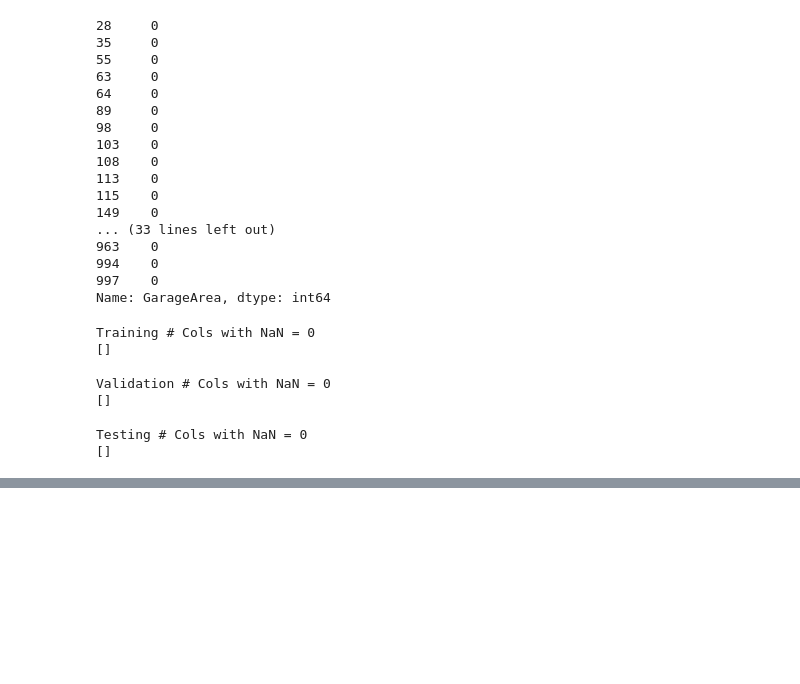
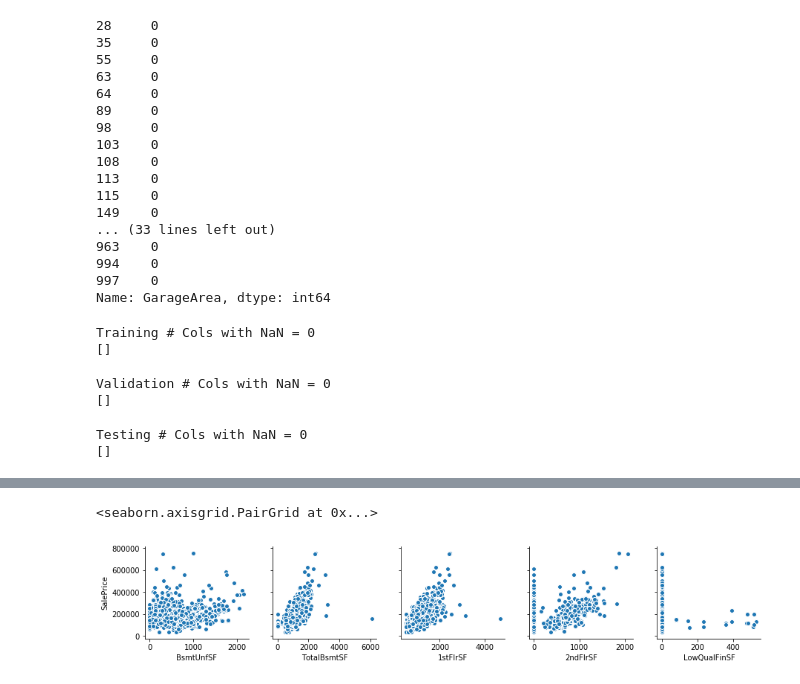
Before and after one commit to Wilson2214/HousePrice-MLClass, a Jupyter notebook: House Prices - Initial Linear Regression.ipynb, the cells around one changed output, grey strips where cells are left out. Saved outputs shown, nothing was run; the diff lists cells and outputs as text; code cells hidden in the pictures; blank space fills up the shorter version.

```diff
--- a/House Prices - Initial Linear Regression.ipynb
+++ b/House Prices - Initial Linear Regression.ipynb
@@ -572,0 +614,7 @@ Testing # Cols with NaN = 0
+# %%
+sns.pairplot(data=train,
+                  y_vars=['SalePrice'],
+                  x_vars=['BsmtUnfSF', 'TotalBsmtSF', '1stFlrSF', '2ndFlrSF', 'LowQualFinSF'])
+# %% [output]
+<seaborn.axisgrid.PairGrid at 0x...>
+[figure, added]
```
Also changed, not shown: parts of 24 cells of this notebook.
